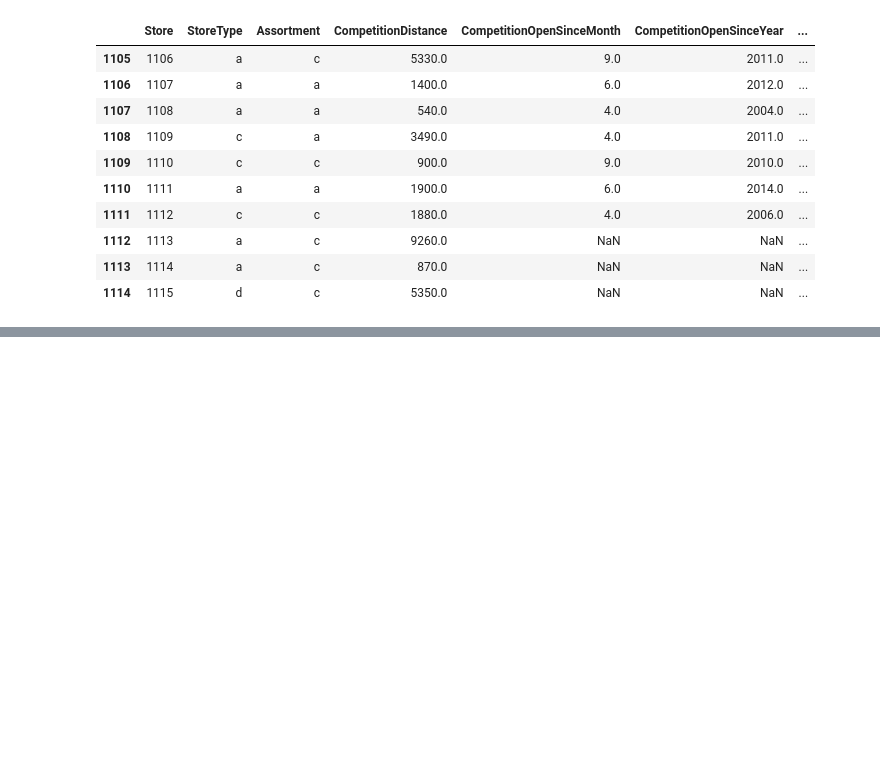
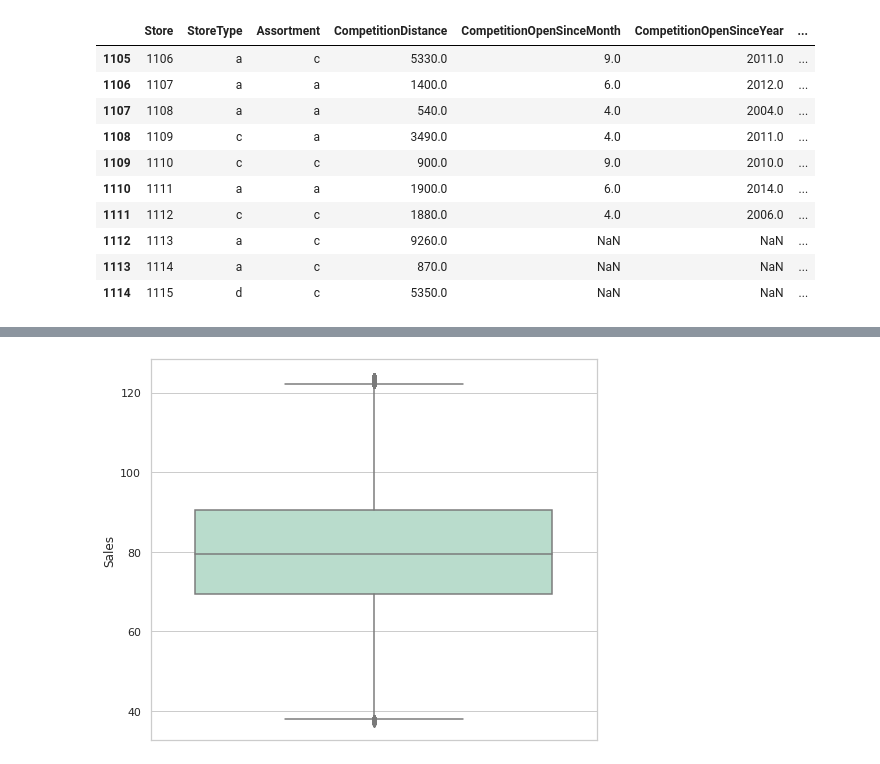
Before and after one commit to aditi10998/Rossmann_sales_prediction, a Jupyter notebook: Copy_of_Rossmann_Sales_Prediction_Capstone_Project.ipynb, the cells around one changed output, grey strips where cells are left out. Cells and saved outputs as stored; diff of their text form; code cells hidden in the pictures; blank space fills up the shorter version.

```diff
--- a/Copy_of_Rossmann_Sales_Prediction_Capstone_Project.ipynb
+++ b/Copy_of_Rossmann_Sales_Prediction_Capstone_Project.ipynb
@@ -207,0 +333,15 @@ Store_df.tail(10)
+# %%
+percentile_25 = np.percentile(Rossmann_Stores_df['Sales'],25)
+percentile_75 = np.percentile(Rossmann_Stores_df['Sales'],75)
+iqr = (percentile_75 - percentile_25)
+upper_outlier_bound = percentile_75 + 1.5*iqr
+lower_outlier_bound = percentile_25 - 1.5*iqr
+# %%
+Rossmann_Stores_df.drop(index=Rossmann_Stores_df[Rossmann_Stores_df['Sales']>upper_outlier_bound].index,axis=0,inplace=True)
+Rossmann_Stores_df.drop(index=Rossmann_Stores_df[Rossmann_Stores_df['Sales']<lower_outlier_bound].index,axis=0,inplace=True)
+# %%
+sns.set_style('whitegrid')
+sns.boxplot(y=Rossmann_Stores_df['Sales'], palette='Pastel2');
+plt.show()
+# %% [output]
+[figure, added]
```
Also changed, not shown: parts of 28 cells of this notebook.
